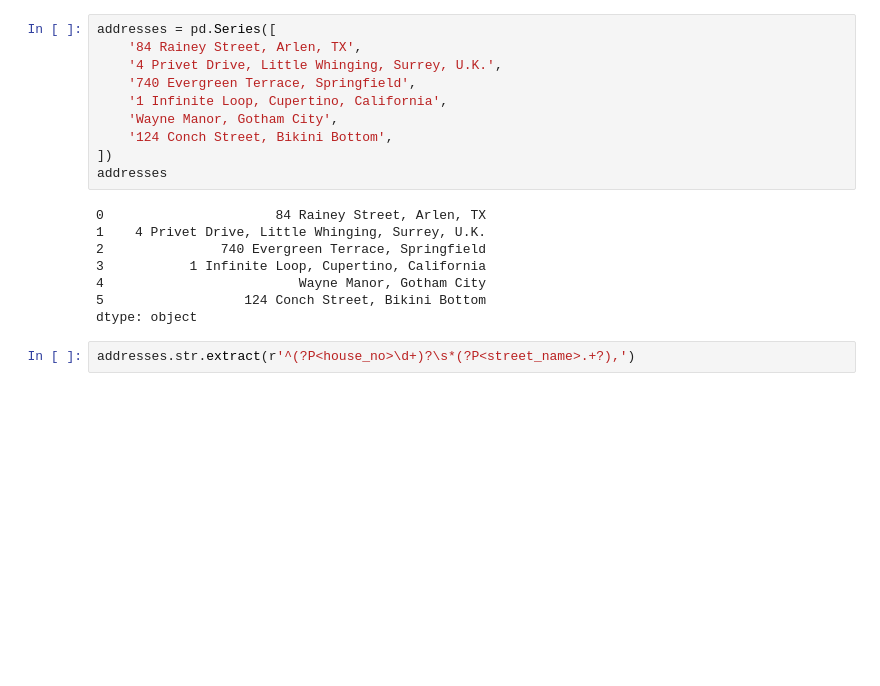
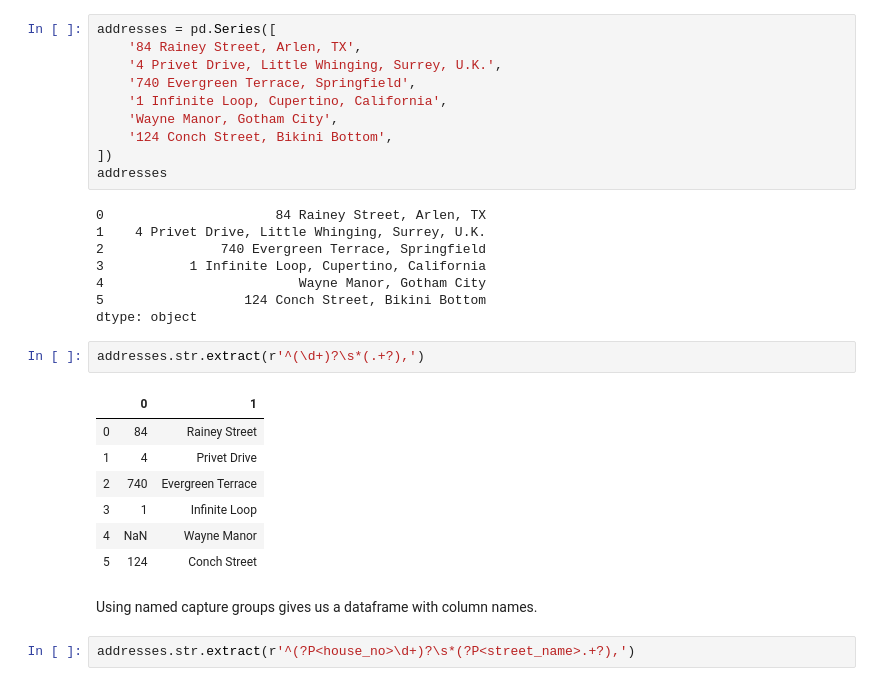
Before and after one commit to CodeupClassroom/bayes-methodologies-exercises, a Jupyter notebook: nlp/regex-lesson.ipynb, the cells around one changed output. Cells and saved outputs as stored; diff of their text form; blank space fills up the shorter version.

```diff
--- a/nlp/regex-lesson.ipynb
+++ b/nlp/regex-lesson.ipynb
@@ -426,6 +389,18 @@ addresses
 4                         Wayne Manor, Gotham City
 5                  124 Conch Street, Bikini Bottom
 dtype: object
+# %%
+addresses.str.extract(r'^(\d+)?\s*(.+?),')
+# %% [output]
+|  | 0 | 1 |
+| 0 | 84 | Rainey Street |
+| 1 | 4 | Privet Drive |
+| 2 | 740 | Evergreen Terrace |
+| 3 | 1 | Infinite Loop |
+| 4 | NaN | Wayne Manor |
+| 5 | 124 | Conch Street |
+# %% [markdown]
+Using named capture groups gives us a dataframe with column names.
 # %%
 addresses.str.extract(r'^(?P<house_no>\d+)?\s*(?P<street_name>.+?),')
 # %% [output]
```
Also changed, not shown: parts of 30 cells of this notebook.
